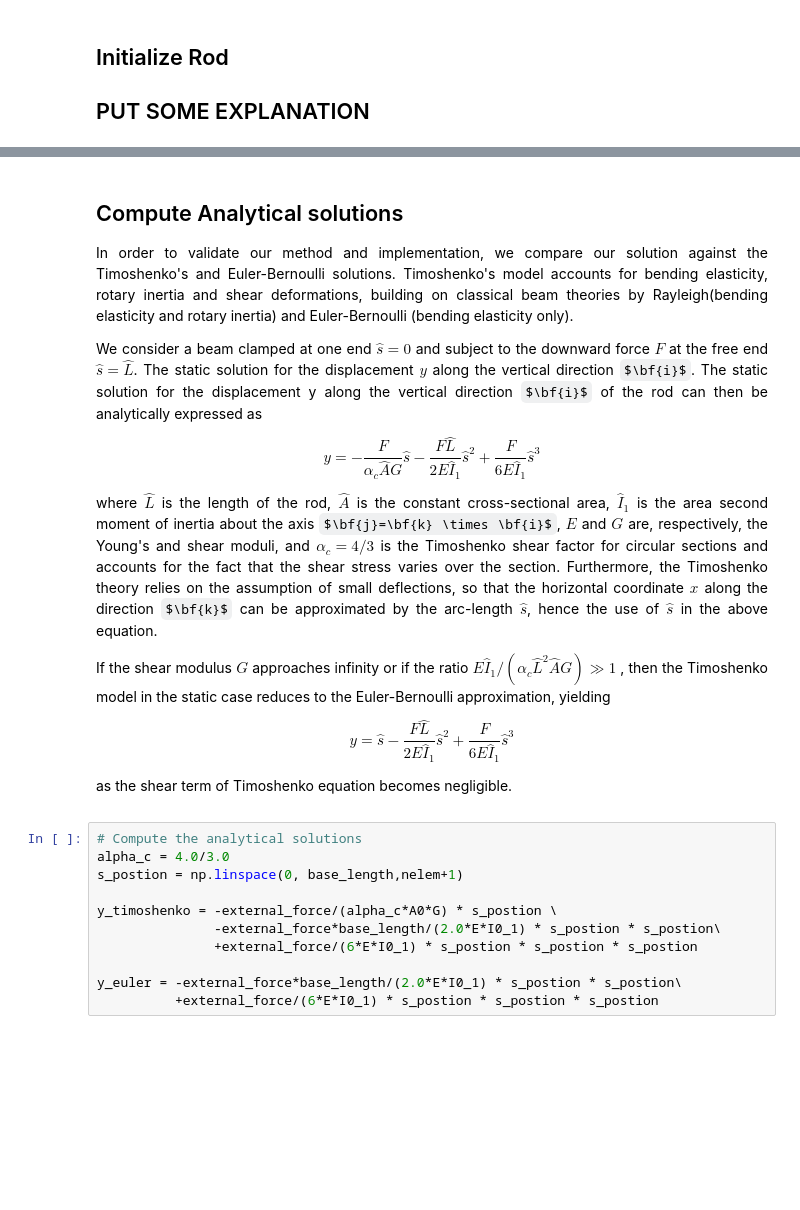
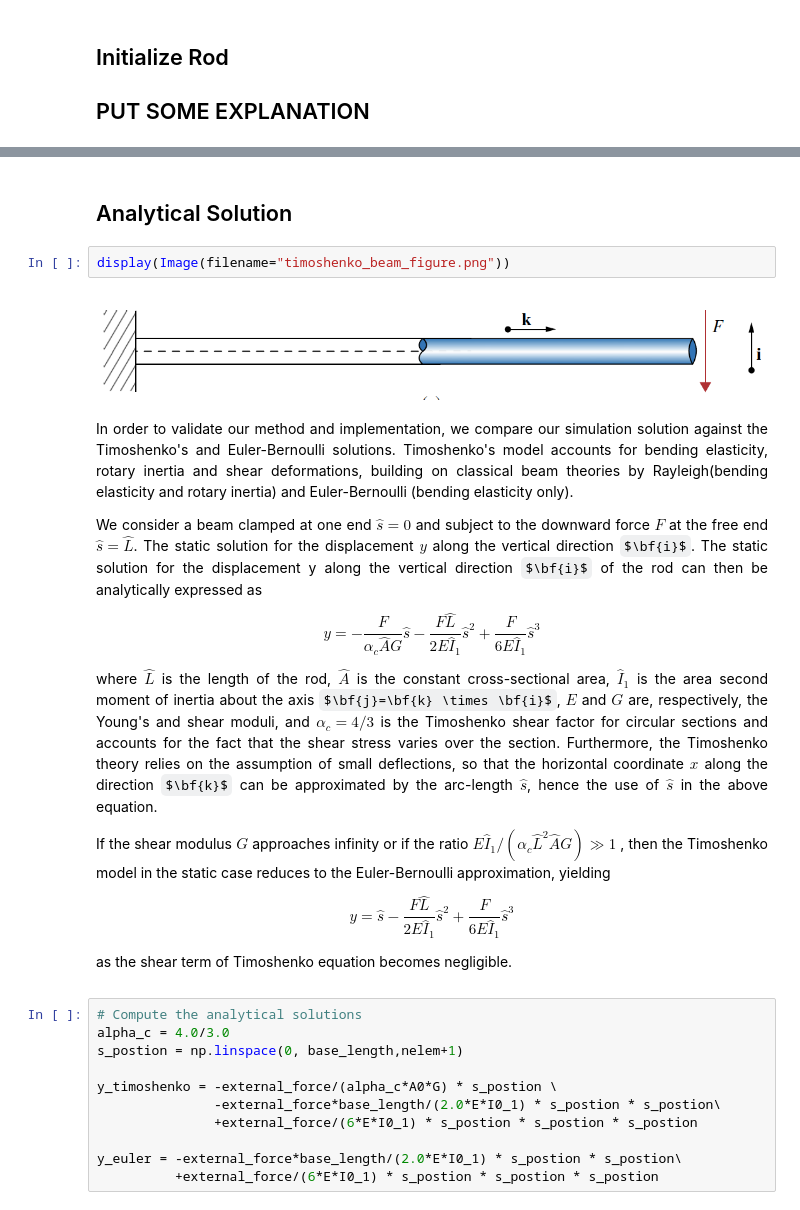
Before and after one commit to GazzolaLab/PyElastica, a Jupyter notebook: timoshenko.ipynb, the cells around one changed output, grey strips where cells are left out. Saved outputs shown, nothing was run; the diff lists cells and outputs as text; some formulas as TeX source; blank space fills up the shorter version.

Commit message:
new timoshenko notebook

```diff
--- a/timoshenko.ipynb
+++ b/timoshenko.ipynb
@@ -73,9 +72,14 @@ endpt_forces.apply_forces()
+# %% [markdown]
+## Analytical Solution
+# %%
+display(Image(filename="timoshenko_beam_figure.png"))
+# %% [output]
+[figure, added]
 # %% [markdown]
-## Compute Analytical solutions
-
 <div style="text-align: justify">
 
-In order to validate our method and implementation, we compare our solution against the Timoshenko's and Euler-Bernoulli solutions.
+In order to validate our method and implementation, we compare our simulation solution against the Timoshenko's and
+Euler-Bernoulli solutions.
 Timoshenko's model accounts for bending elasticity, rotary inertia and shear deformations, building on classical beam
 theories by Rayleigh(bending elasticity and rotary inertia) and Euler-Bernoulli (bending elasticity only).
 
```
Also changed, not shown: parts of 2 cells of this notebook, 1 other file.
